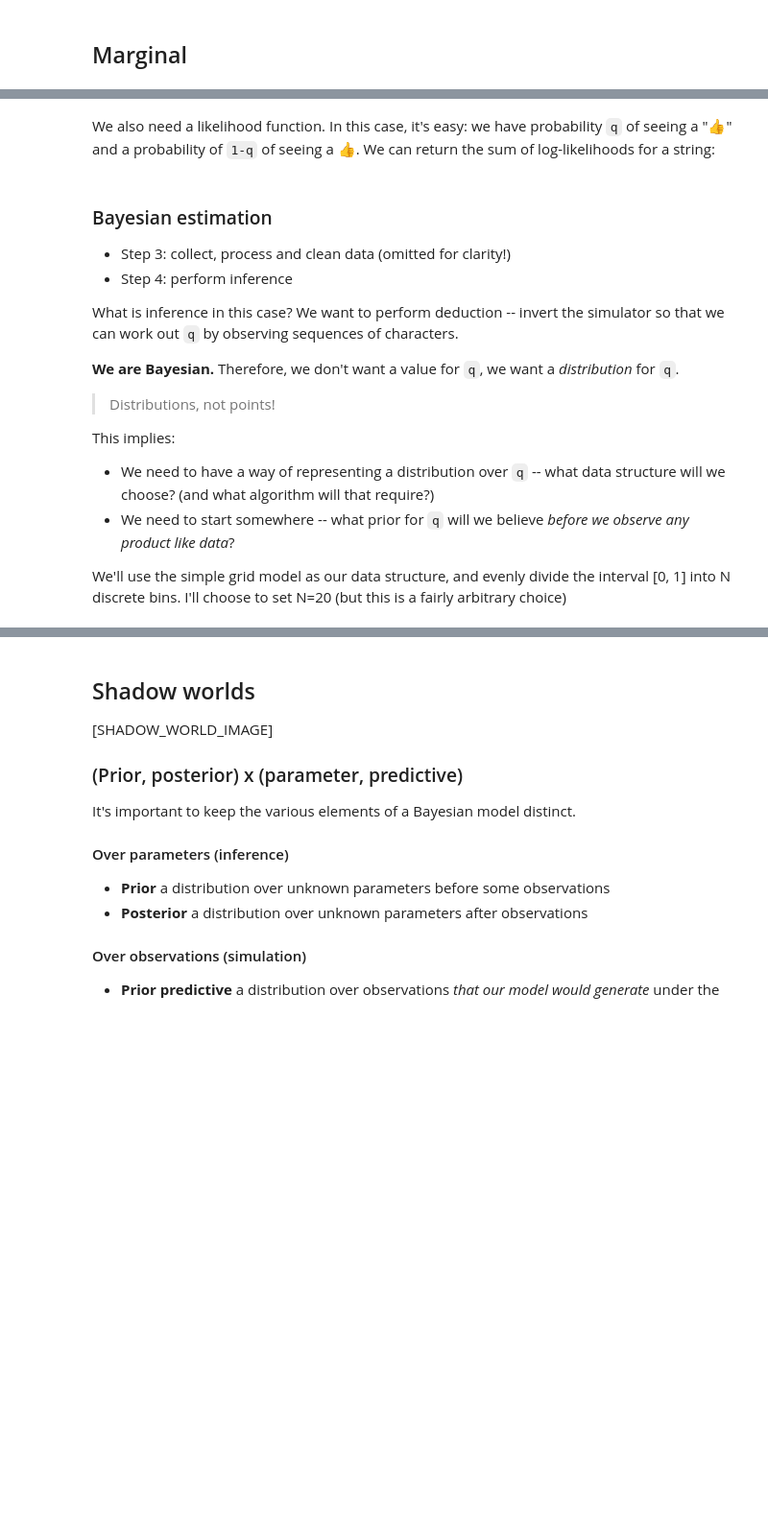
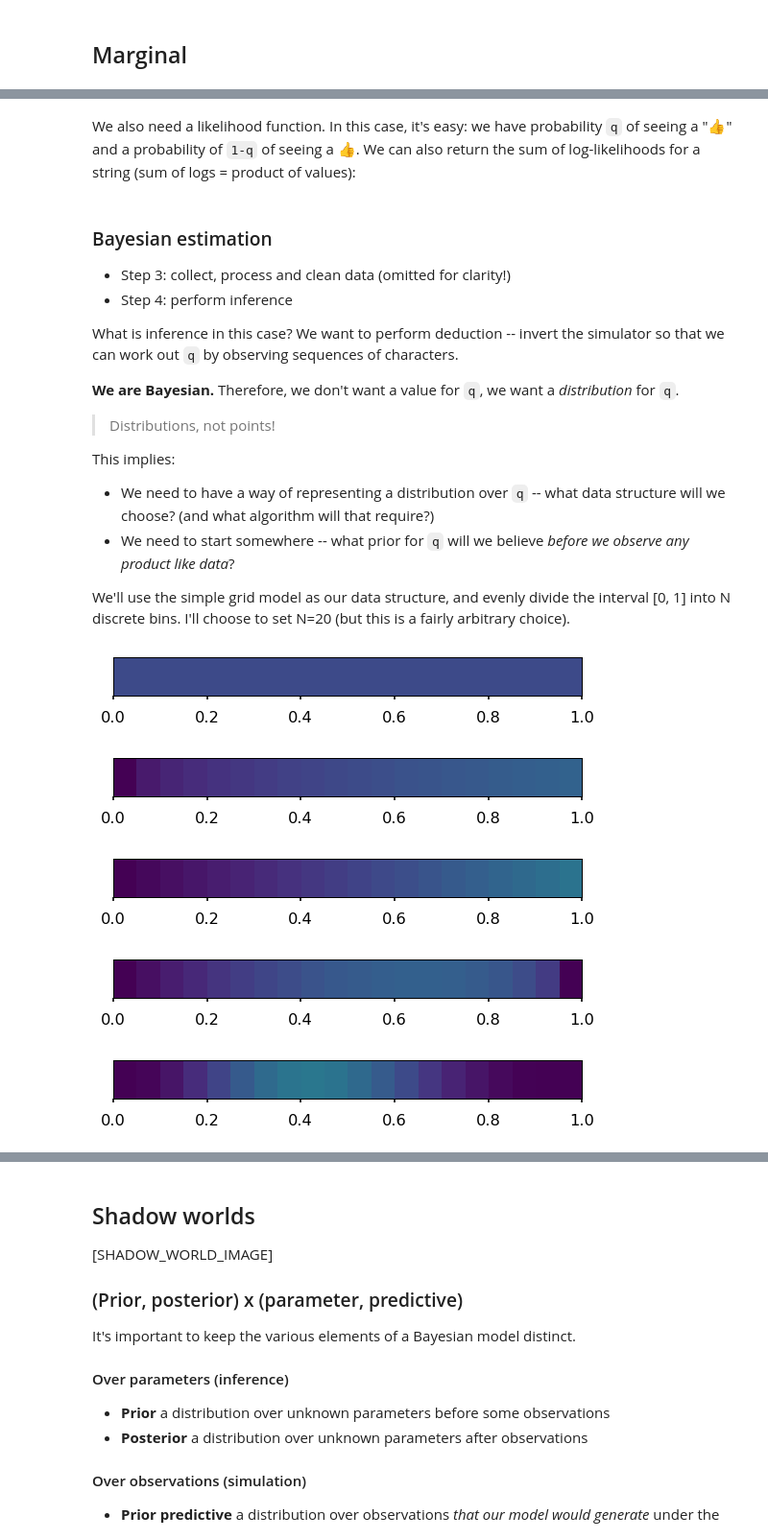
Before and after one commit to johnhw/cix_2022, a Jupyter notebook: ii_theory_and_practice.ipynb, the cells around one changed output, grey strips where cells are left out. Shown at 96% size. Saved outputs shown, nothing was run; the diff lists cells and outputs as text; code cells hidden in the pictures; blank space fills up the shorter version.

Commit message:
Split into examples...

```diff
--- a/ii_theory_and_practice.ipynb
+++ b/ii_theory_and_practice.ipynb
@@ -775,3 +975,3 @@ product_sample(0.25, 10)
 # %% [markdown]
-We also need a likelihood function. In this case, it's easy: we have probability `q` of seeing a "👍" and a probability of `1-q` of seeing a 👍. We can return the sum of log-likelihoods for a string:
+We also need a likelihood function. In this case, it's easy: we have probability `q` of seeing a "👍" and a probability of `1-q` of seeing a 👍. We can also return the sum of log-likelihoods for a string (sum of logs = product of values):
 # %%
@@ -797,4 +997,45 @@ This implies:
 * We need to have a way of representing a distribution over `q` -- what data structure will we choose? (and what algorithm will that require?)
 * We need to start somewhere -- what prior for `q` will we believe *before we observe any product like data*?
 
-We'll use the simple grid model as our data structure, and evenly divide the interval [0, 1] into N discrete bins. I'll choose to set N=20 (but this is a fairly arbitrary choice)
+We'll use the simple grid model as our data structure, and evenly divide the interval [0, 1] into N discrete bins. I'll choose to set N=20 (but this is a fairly arbitrary choice).
+# %%
+possible_q = np.linspace(0, 1, 20)
+p = np.ones_like(possible_q) / len(possible_q)
+q_pmf = {q:p for q, p in zip(possible_q, p)}
+
+def show_grid(pmf):
+    xs = np.array(list(pmf.keys()))
+    cs = np.sqrt(np.array(list(pmf.values())))
+    ys = np.ones_like(xs)
+    fig, ax = plt.subplots()
+    plt.imshow(np.tile(cs[None, :], (8, 1)), cmap='viridis', vmin=0, vmax=1,
+               extent=[np.min(xs),np.max(xs), 0,(np.max(xs)-np.min(xs))/12])
+    ax.set_yticks([])
+
+show_grid(q_pmf)
+# %% [output]
+[figure, added]
+# %%
+update = {q:lik(q, '👍') for q in q_pmf}
+next_pmf = bayes(q_pmf, update)
+show_grid(next_pmf)
+# %% [output]
+[figure, added]
+# %%
+update = {q:lik(q, '👍') for q in q_pmf}
+next_pmf = bayes(next_pmf, update)
+show_grid(next_pmf)
+# %% [output]
+[figure, added]
+# %%
+update = {q:lik(q, '👎') for q in q_pmf}
+next_pmf = bayes(next_pmf, update)
+show_grid(next_pmf)
+# %% [output]
+[figure, added]
+# %%
+update = {q:np.exp(product_llik(q, '👎👎👎👍👍👎👍👎👍👎👍👎')) for q in q_pmf}
+next_pmf = bayes(q_pmf, update)
+show_grid(next_pmf)
+# %% [output]
+[figure, added]
```
Also changed, not shown: parts of 71 cells of this notebook, 8 other files.
